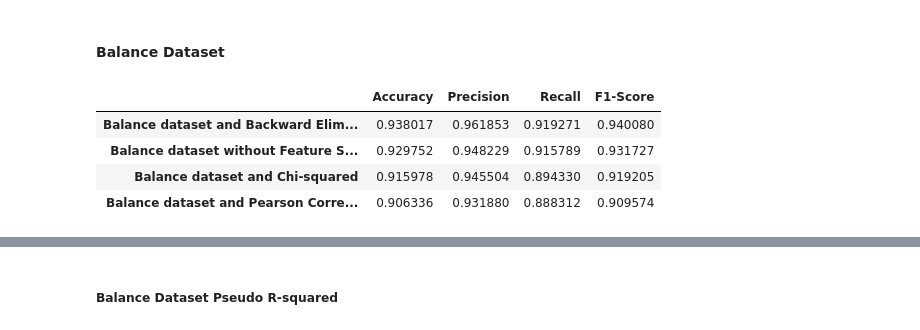
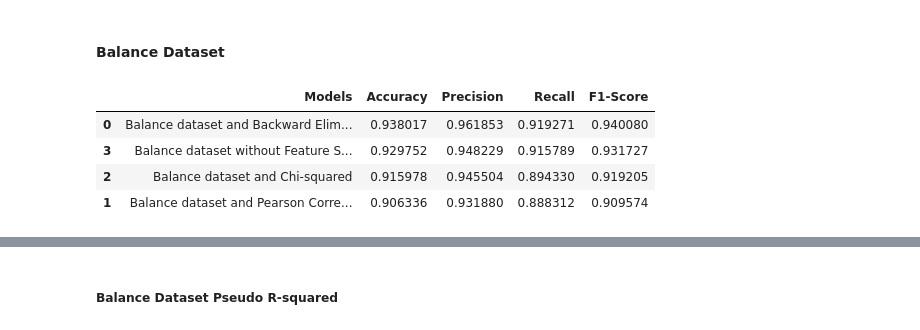
Before and after one commit to quickheaven/scs-3251-statistics-for-data-science, a Jupyter notebook: project_spambase_nb.ipynb, the cells around one changed output, grey strips where cells are left out. Cells and saved outputs as stored; diff of their text form; code cells hidden in the pictures.

```diff
--- a/project_spambase_nb.ipynb
+++ b/project_spambase_nb.ipynb
@@ -539,11 +520,25 @@ df_full_sm_merged.index = as_full_list
 # %% [markdown]
 #### Balance Dataset
 # %%
+df_bal_sm_merged = pd.concat([df_sm_stepwise_back, df_sm_pearson, df_sm_chi2, df_sm_none])
+
+as_bal_list = df_bal_sm_merged.index.tolist()
+
+as_bal_list[0] = 'Balance dataset and Backward Elimination'
+as_bal_list[1] = 'Balance dataset and Pearson Correlation'
+as_bal_list[2] = 'Balance dataset and Chi-squared'
+as_bal_list[3] = 'Balance dataset without Feature Selection'
+df_bal_sm_merged.index = as_bal_list
+
+df_bal_sm_merged = df_bal_sm_merged.reset_index()
+df_bal_sm_merged.rename(columns={'index': 'Models'}, inplace=True)
+
 df_bal_sm_merged = df_bal_sm_merged.sort_values('F1-Score', ascending=False)
+
 df_bal_sm_merged
 # %% [output]
-|  | Accuracy | Precision | Recall | F1-Score |
-| Balance dataset and Backward Elim... | 0.938017 | 0.961853 | 0.919271 | 0.940080 |
-| Balance dataset without Feature S... | 0.929752 | 0.948229 | 0.915789 | 0.931727 |
-| Balance dataset and Chi-squared | 0.915978 | 0.945504 | 0.894330 | 0.919205 |
-| Balance dataset and Pearson Corre... | 0.906336 | 0.931880 | 0.888312 | 0.909574 |
+|  | Models | Accuracy | Precision | Recall | F1-Score |
+| 0 | Balance dataset and Backward Elim... | 0.938017 | 0.961853 | 0.919271 | 0.940080 |
+| 3 | Balance dataset without Feature S... | 0.929752 | 0.948229 | 0.915789 | 0.931727 |
+| 2 | Balance dataset and Chi-squared | 0.915978 | 0.945504 | 0.894330 | 0.919205 |
+| 1 | Balance dataset and Pearson Corre... | 0.906336 | 0.931880 | 0.888312 | 0.909574 |
```
Also changed, not shown: parts of 17 cells of this notebook, 15 other files.
